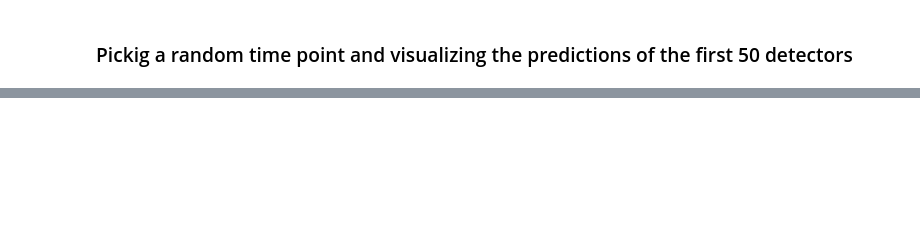
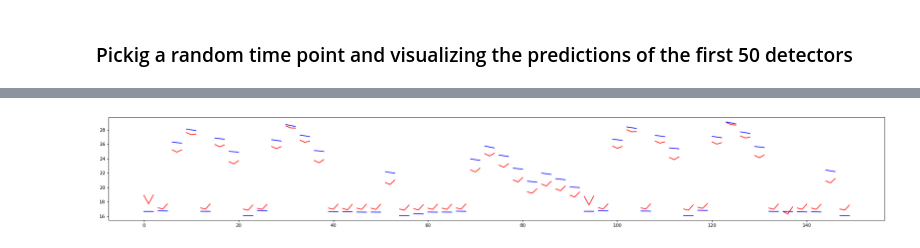
Before and after one commit to ufoozhenghao/pyg-ubuntu, a Jupyter notebook: 1_astgcn_for_temperature_forecasting.ipynb, the cells around one changed output, grey strips where cells are left out. Drawn from its saved outputs; the diff is of its cells as text; code cells hidden in the pictures; blank space fills up the shorter version.

```diff
--- a/1_astgcn_for_temperature_forecasting.ipynb
+++ b/1_astgcn_for_temperature_forecasting.ipynb
@@ -61,9 +61,10 @@ def load_graphdata_channel1(graph_signal_matrix_filename, num_of_hours, batch_si
     """
 
     # file = os.path.basename(graph_signal_matrix_filename).split('.')[0]
-    new_working_directory = '/media/nevo/DOCUMENT/OneDrive/100 大体积混凝土温控研究/双屿门大桥/code/ASTGCN-PYG/pytorch_geometric_temporal/notebooks/data/heat'
-    os.chdir(new_working_directory)
     current_directory = os.getcwd()
+    # new_working_directory = '/media/nevo/DOCUMENT/OneDrive/100 大体积混凝土温控研究/双屿门大桥/code/ASTGCN-PYG/pytorch_geometric_temporal/notebooks/data/heat'
+    # os.chdir(new_working_directory)
+    # current_directory = os.getcwd()
     print("当前工作目录:", current_directory)
     print('load file:', graph_signal_matrix_filename)
     file_data = np.load(graph_signal_matrix_filename)
@@ -120,7 +121,7 @@ def load_graphdata_channel1(graph_signal_matrix_filename, num_of_hours, batch_si
 
     return train_loader, train_target_tensor, val_loader, val_target_tensor, test_loader, test_target_tensor, mean, std
 # %%
-graph_signal_matrix_filename = './62/62_quarter_single_dataset_astcgn.npz'
+graph_signal_matrix_filename = './data/62/62_quarter_single_dataset_astcgn.npz'
 batch_size = 16
 num_of_hours = 1
 
@@ -182,9 +183,9 @@ def get_adjacency_matrix(distance_df_filename, num_of_vertices, id_filename=None
                     distaneA[i, j] = distance
             return A, distaneA
 # %%
-id_filename = './62/62_id_filename.csv'
+id_filename = './data/62/62_id_filename.csv'
 # 邻接矩阵文件的路径，即存储交通网络连接信息的文件。
-adj_filename = './62/62_node_distance.csv'
+adj_filename = './data/62/62_node_distance.csv'
 # num_of_vertices：节点的数量，即传感器的数量
 num_of_vertices = 62    #62为混凝土内温度节点数量  总数量为66含进出水温节点
 # get_adjacency_matrix：用于读取邻接矩阵文件并生成邻接矩阵adj_mx和距离矩阵distance_mx。邻接矩阵adj_mx是一个66x66的矩阵，表示节点之间的连接关系。
@@ -217,7 +218,7 @@ nb_chev_filter = 16
 nb_time_filter = 16
 # time_strides = num_of_hours
 time_strides = 1
-num_for_predict = 5
+num_for_predict = 3
 len_input = 15
 #L_tilde = scaled_Laplacian(adj_mx)
 #cheb_polynomials = [torch.from_numpy(i).type(torch.FloatTensor).to(DEVICE) for i in cheb_polynomial(L_tilde, K)]
@@ -464,9 +503,11 @@ sample_labels[0][1]
 # %%
 from matplotlib.pyplot import figure
 
 figure(figsize=(30,4), dpi=80)
 for i in range(50):
-    new_i = i * 12
-    plt.plot(range(0+new_i,12+new_i),sample_output[i].detach().cpu().numpy(), color = 'red')
-    plt.plot(range(0+new_i,12+new_i),sample_labels[i].cpu().numpy(), color='blue')
+    new_i = i * 3   # 调整步长为 3，以匹配 y 数据的长度
+    plt.plot(range(0+new_i,3+new_i),sample_output[i].detach().cpu().numpy(), color = 'red')
+    plt.plot(range(0+new_i,3+new_i),sample_labels[i].cpu().numpy(), color='blue')
 plt.show()
+# %% [output]
+[figure, added]
```
Also changed, not shown: parts of 13 cells of this notebook.
